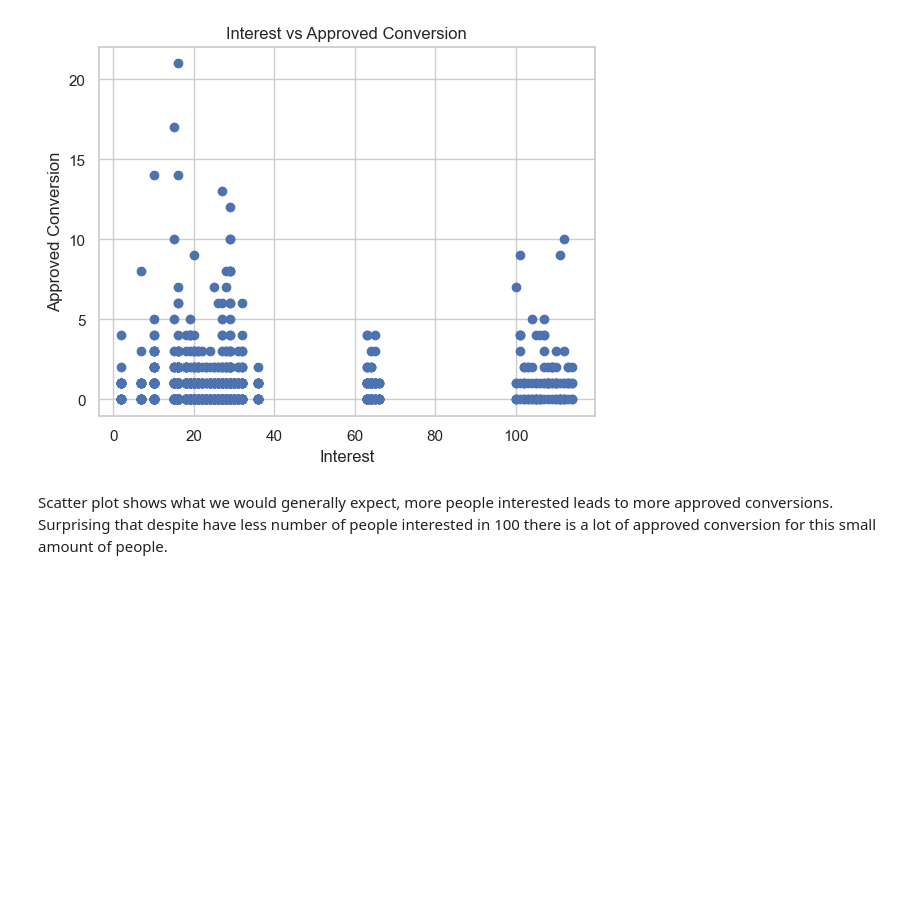
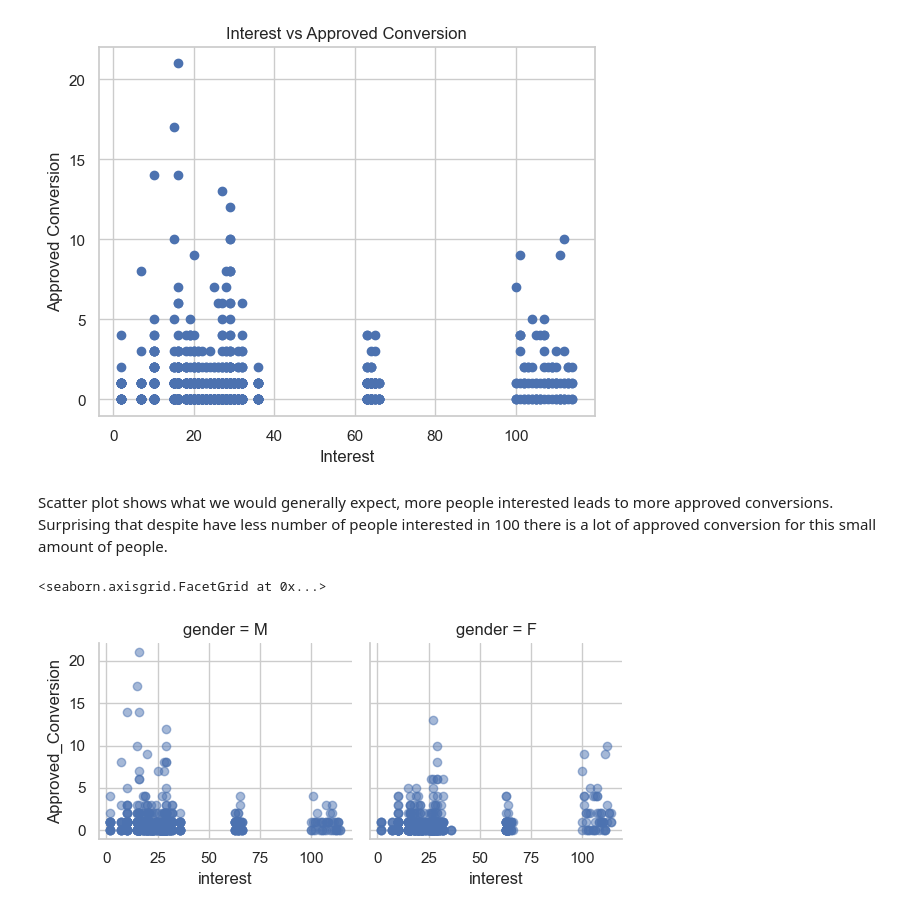
Before and after one commit to joela03/Marketing-EDA, a Jupyter notebook: marketing_eda.ipynb, the cells around one changed output. Drawn from its saved outputs; the diff is of its cells as text; code cells hidden in the pictures; blank space fills up the shorter version.

Commit message:
analysed relationship between gender and approved conversion

```diff
--- a/marketing_eda.ipynb
+++ b/marketing_eda.ipynb
@@ -257,3 +257,10 @@ plt.show()
 [figure]
 # %% [markdown]
 Scatter plot shows what we would generally expect, more people interested leads to more approved conversions. Surprising that despite have less number of people interested in 100 there is a lot of approved conversion for this small amount of people.
+# %%
+g = sns.FacetGrid(df, col = "gender")
+g.map(plt.scatter, "interest", "Approved_Conversion", alpha = .5)
+g.add_legend()
+# %% [output]
+<seaborn.axisgrid.FacetGrid at 0x...>
+[figure, added]
```
Also changed, not shown: parts of 3 cells of this notebook.
